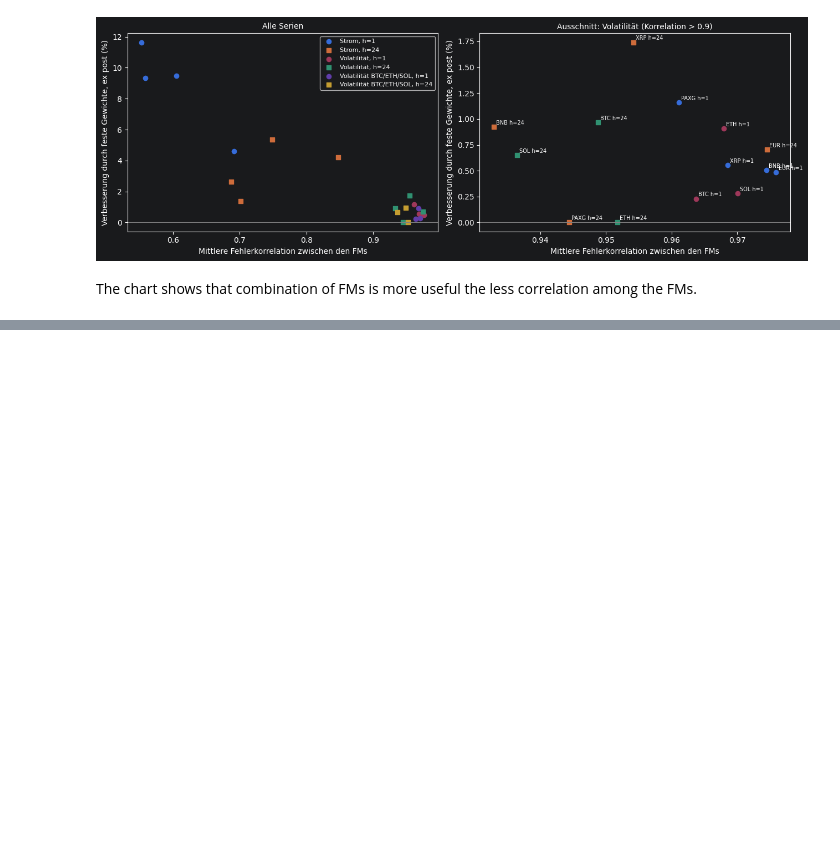
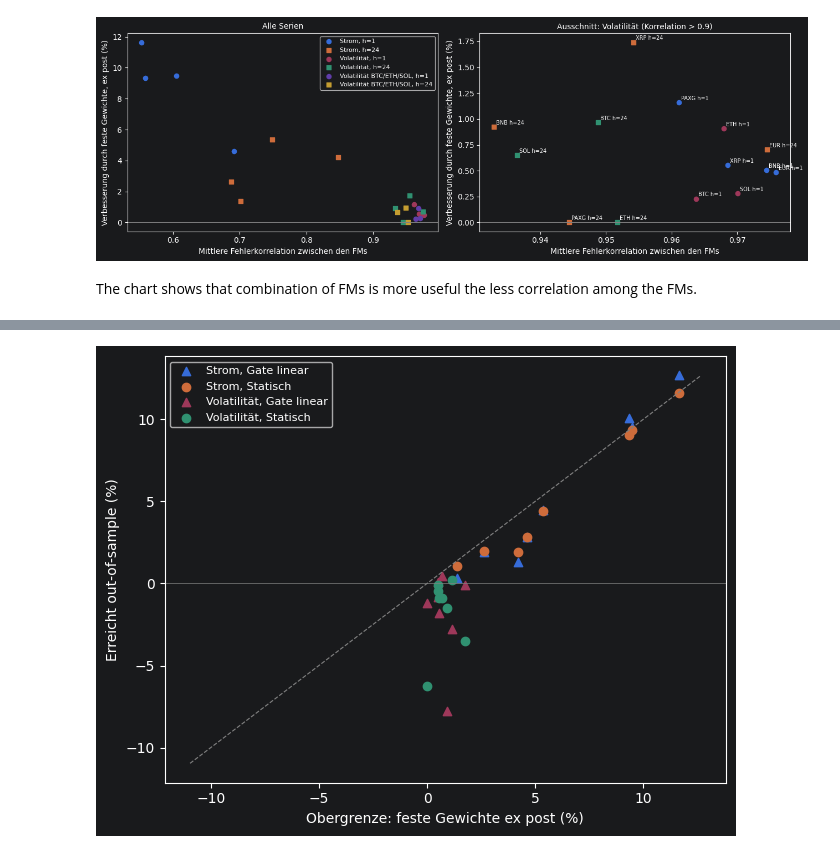
Before and after one commit to ihringerlinus/Learning_to_Forecast_Time-Series_with_Multiple_Experts, a Jupyter notebook: src/08_correlation_vs_win.ipynb, the cells around one changed output, grey strips where cells are left out. Cells and saved outputs as stored; diff of their text form; code cells hidden in the pictures; blank space fills up the shorter version.

```diff
--- a/src/08_correlation_vs_win.ipynb
+++ b/src/08_correlation_vs_win.ipynb
@@ -83,3 +81,24 @@ plt.show()
 [figure]
 # %% [markdown]
 The chart shows that combination of FMs is more useful the less correlation among the FMs.
+# %%
+OOS = {"Volatilität": ("06_res.parquet", "qlike"), "Strom": ("07_res.parquet", "ape")}
+METH = ["Statisch", "Gate linear", "Gate MLP"]
+
+rows = []
+for domain, (fname, kind) in OOS.items():
+    r = pd.read_parquet(Path("results/forecasts") / fname)
+    r = r[r["pool"] == "4 FMs"].copy()                       # gleicher Pool wie die Obergrenze
+    r["l"] = loss(kind, r["y"].to_numpy(), r["mean"].to_numpy())
+    for (sid, h), g in r.groupby(["sid", "h"]):
+        Lm = g.groupby("model")["l"].mean()
+        best = Lm[[m for m in FMS if m in Lm]].min()          # bestes einzelnes FM, ex post
+        for m in METH:
+            rows.append({"Domäne": domain, "Serie": sid, "h": h, "Methode": m,
+                         "OOS %": -100 * (Lm[m] / best - 1)})
+
+oos = pd.DataFrame(rows)
+cmp = oos.merge(pts[["Domäne", "Serie", "h", "Korrelation", "Verbesserung %"]], on=["Domäne", "Serie", "h"])
+display(cmp.pivot_table(index=["Domäne", "Serie", "h"], columns="Methode", values="OOS %")
+           .join(cmp.groupby(["Domäne", "Serie", "h"])["Verbesserung %"].first().rename("Obergrenze ex post"))
+           .round(2))
@@ -85,0 +124,15 @@ The chart shows that combination of FMs is more useful the less correlation amon
+# %%
+fig, ax = plt.subplots(figsize=(6.5, 5))
+for (dom, m), d in cmp[cmp["Methode"].isin(["Statisch", "Gate linear"])].groupby(["Domäne", "Methode"]):
+    ax.scatter(d["Verbesserung %"], d["OOS %"], marker="o" if m == "Statisch" else "^", label=f"{dom}, {m}")
+lo, hi = min(cmp["OOS %"].min(), 0) - 1, cmp["Verbesserung %"].max() + 1
+ax.plot([lo, hi], [lo, hi], color="grey", lw=0.8, ls="--")      # Diagonale = Obergrenze voll erreicht
+ax.axhline(0, color="grey", lw=0.5)
+ax.set_xlabel("Obergrenze: feste Gewichte ex post (%)")
+ax.set_ylabel("Erreicht out-of-sample (%)")
+ax.legend(fontsize=8)
+plt.tight_layout()
+fig.savefig("results/oos_vs_obergrenze.png", dpi=200)
+plt.show()
+# %% [output]
+[figure, added]
```
Also changed, not shown: parts of 8 cells of this notebook.
